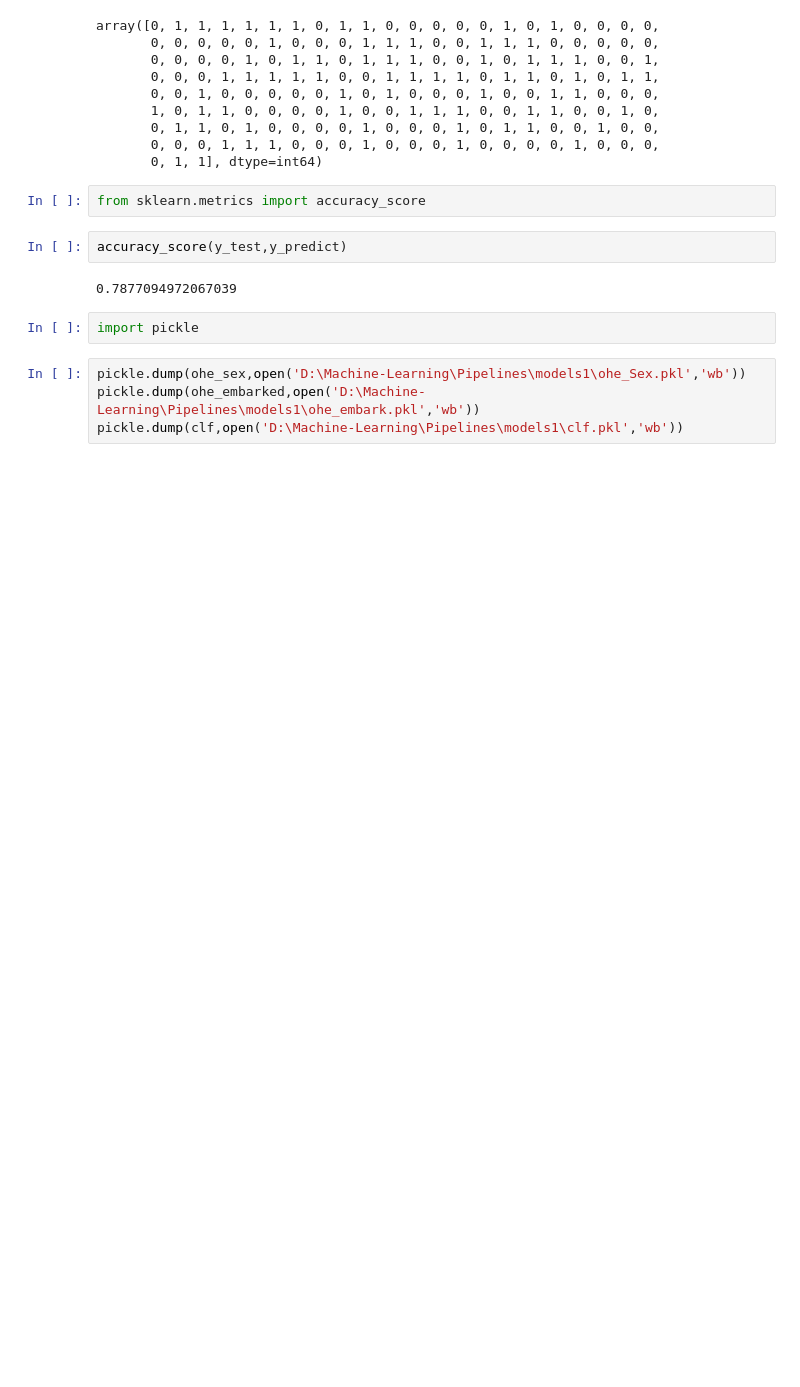
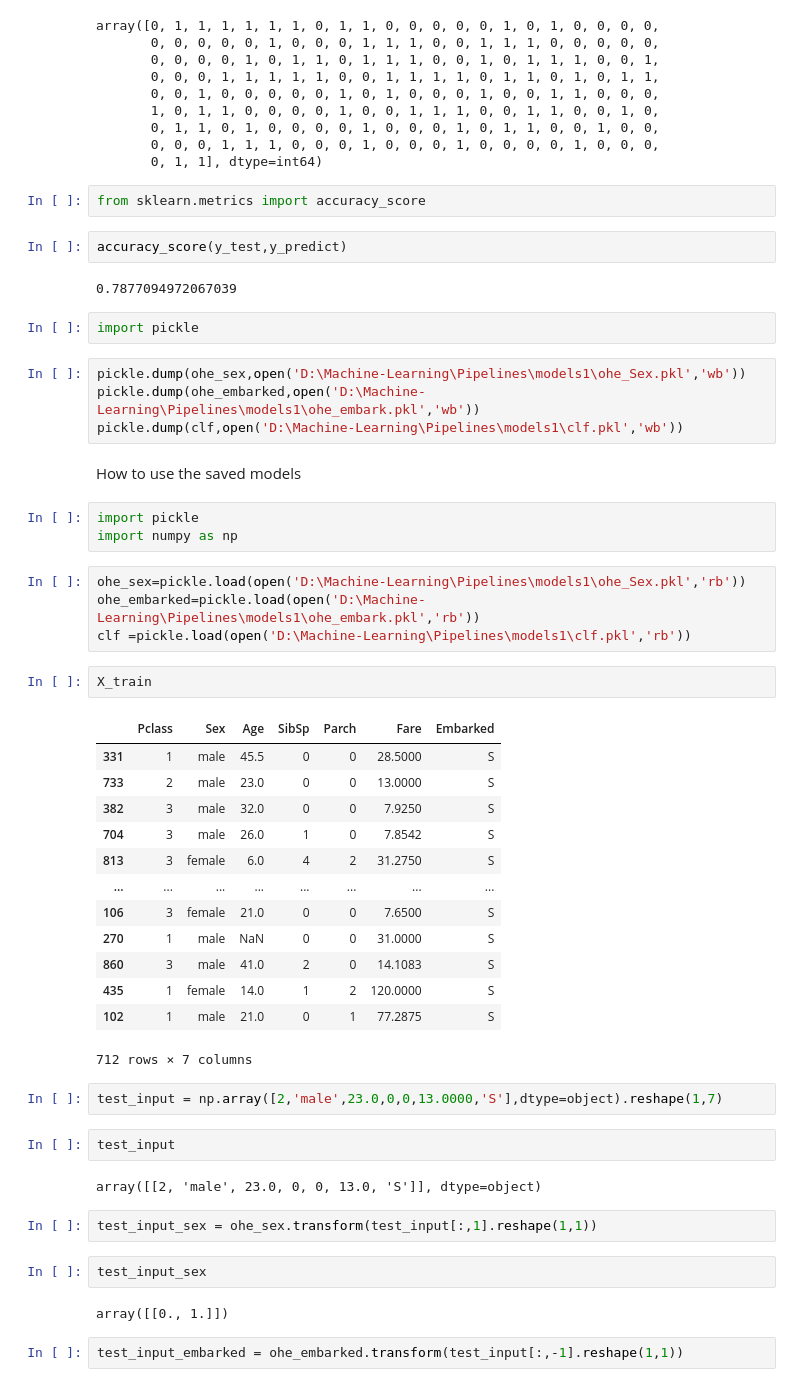
Before and after one commit to PrathameshP26/Machine-Learning, a Jupyter notebook: Pipelines/titanic_without_pipelines.ipynb, the cells around one changed output. Saved outputs shown, nothing was run; the diff lists cells and outputs as text; blank space fills up the shorter version.

```diff
--- a/Pipelines/titanic_without_pipelines.ipynb
+++ b/Pipelines/titanic_without_pipelines.ipynb
@@ -224,3 +224,42 @@ import pickle
 pickle.dump(ohe_sex,open('D:\Machine-Learning\Pipelines\models1\ohe_Sex.pkl','wb'))
 pickle.dump(ohe_embarked,open('D:\Machine-Learning\Pipelines\models1\ohe_embark.pkl','wb'))
 pickle.dump(clf,open('D:\Machine-Learning\Pipelines\models1\clf.pkl','wb'))
+# %% [markdown]
+How to use the saved models
+# %%
+import pickle
+import numpy as np
+# %%
+ohe_sex=pickle.load(open('D:\Machine-Learning\Pipelines\models1\ohe_Sex.pkl','rb'))
+ohe_embarked=pickle.load(open('D:\Machine-Learning\Pipelines\models1\ohe_embark.pkl','rb'))
+clf =pickle.load(open('D:\Machine-Learning\Pipelines\models1\clf.pkl','rb'))
+# %%
+X_train
+# %% [output]
+|  | Pclass | Sex | Age | SibSp | Parch | Fare | Embarked |
+| 331 | 1 | male | 45.5 | 0 | 0 | 28.5000 | S |
+| 733 | 2 | male | 23.0 | 0 | 0 | 13.0000 | S |
+| 382 | 3 | male | 32.0 | 0 | 0 | 7.9250 | S |
+| 704 | 3 | male | 26.0 | 1 | 0 | 7.8542 | S |
+| 813 | 3 | female | 6.0 | 4 | 2 | 31.2750 | S |
+| ... | ... | ... | ... | ... | ... | ... | ... |
+| 106 | 3 | female | 21.0 | 0 | 0 | 7.6500 | S |
+| 270 | 1 | male | NaN | 0 | 0 | 31.0000 | S |
+| 860 | 3 | male | 41.0 | 2 | 0 | 14.1083 | S |
+| 435 | 1 | female | 14.0 | 1 | 2 | 120.0000 | S |
+| 102 | 1 | male | 21.0 | 0 | 1 | 77.2875 | S |
+712 rows × 7 columns
+# %%
+test_input = np.array([2,'male',23.0,0,0,13.0000,'S'],dtype=object).reshape(1,7)
+# %%
+test_input
+# %% [output]
+array([[2, 'male', 23.0, 0, 0, 13.0, 'S']], dtype=object)
+# %%
+test_input_sex = ohe_sex.transform(test_input[:,1].reshape(1,1))
+# %%
+test_input_sex
+# %% [output]
+array([[0., 1.]])
+# %%
+test_input_embarked = ohe_embarked.transform(test_input[:,-1].reshape(1,1))
```
Also changed, not shown: parts of 4 cells of this notebook.
